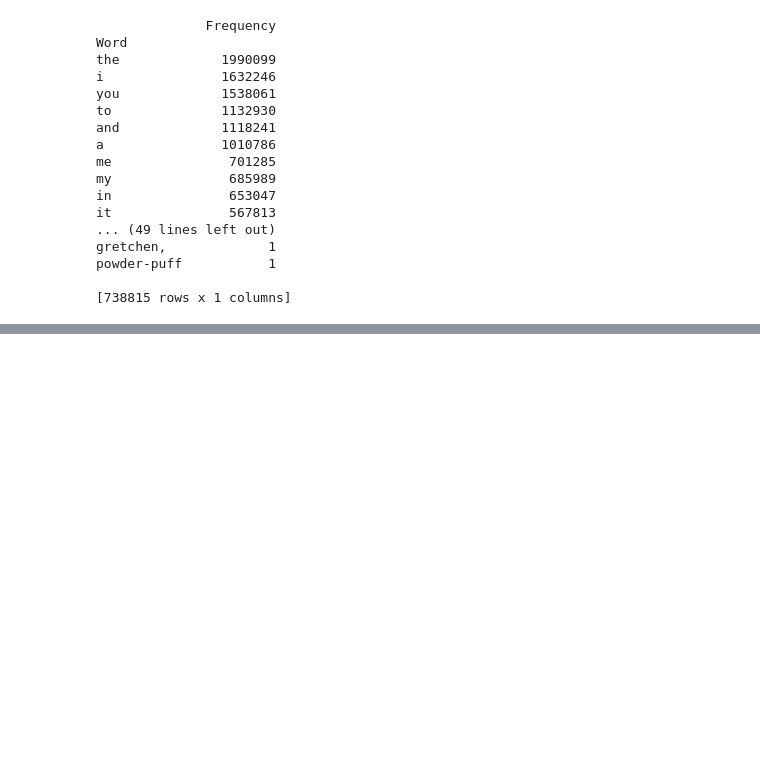
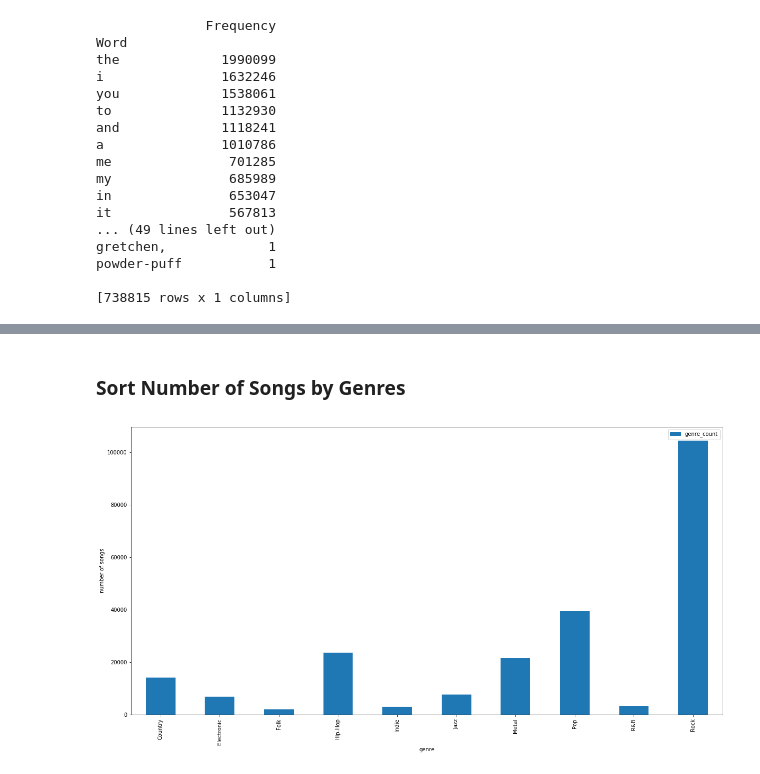
Before and after one commit to ShawnLe007/Lyric-Machine-Learning-Analysis, a Jupyter notebook: COGS118B.ipynb, the cells around one changed output, grey strips where cells are left out. Cells and saved outputs as stored; diff of their text form; code cells hidden in the pictures; blank space fills up the shorter version.

```diff
--- a/COGS118B.ipynb
+++ b/COGS118B.ipynb
@@ -667,0 +564,10 @@ powder-puff           1
+# %% [markdown]
+### Sort Number of Songs by Genres
+# %%
+genre_count = df.groupby(['genre']).count()[['song']]
+genre_count.rename(columns={'song':'genre_count'}, inplace=True)
+genre_count.plot(kind='bar', figsize=(20,10))
+plt.ylabel("number of songs")
+plt.show()
+# %% [output]
+[figure, added]
```
Also changed, not shown: parts of 92 cells of this notebook.
